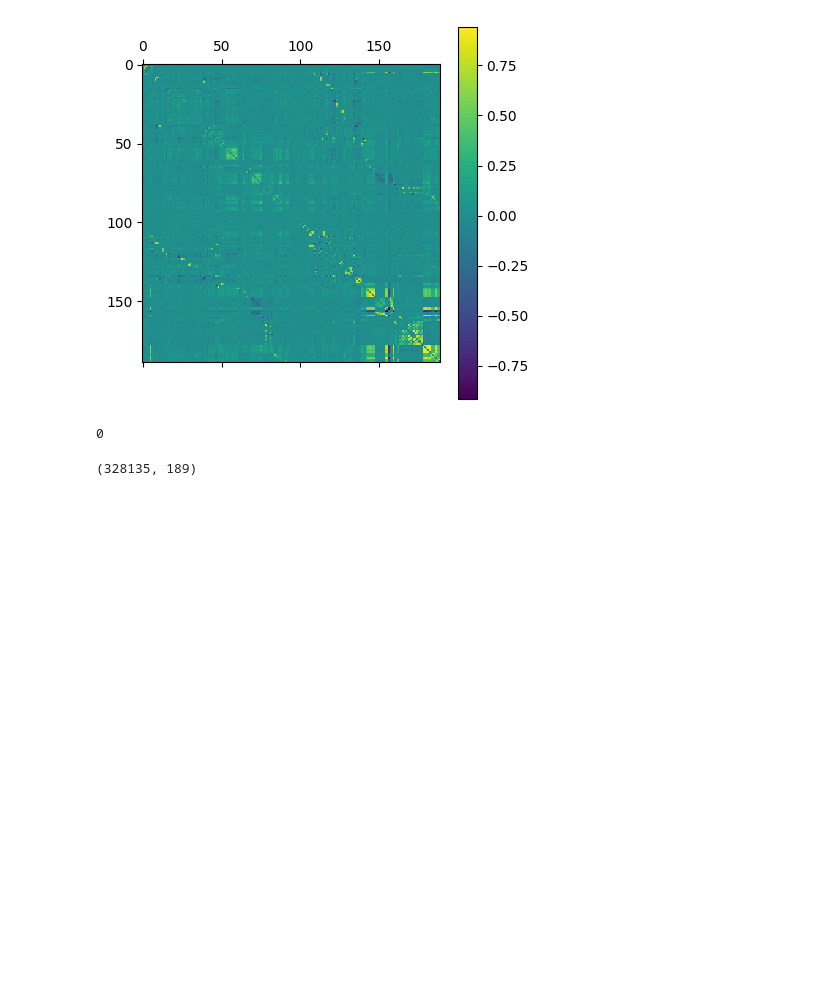
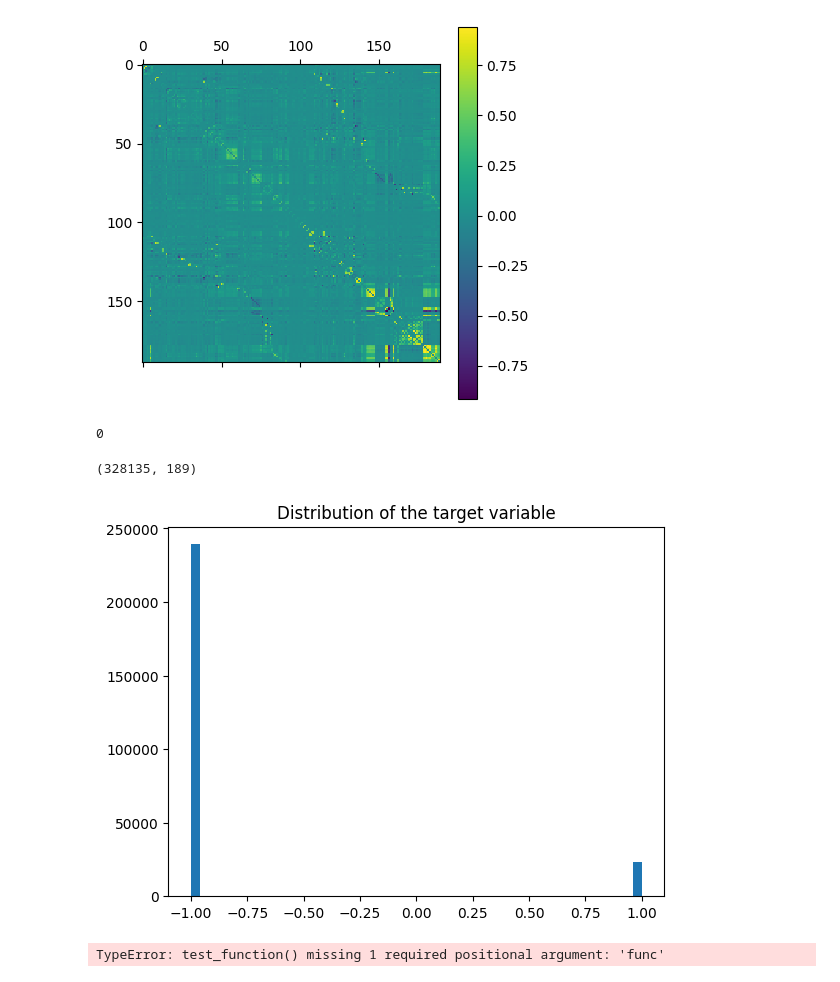
Before and after one commit to melinacherchali/CHD-Predictor, a Jupyter notebook: main.ipynb, the cells around one changed output. Cells and saved outputs as stored; diff of their text form; code cells hidden in the pictures; blank space fills up the shorter version.

```diff
--- a/main.ipynb
+++ b/main.ipynb
@@ -11,9 +11,9 @@ import preprocessing as prep
 The autoreload extension is already loaded. To reload it, use:
   %reload_ext autoreload
 # %%
-path = '/dataset'
-abs_path = os.getcwd() + path
-
+path = '/Users/maelynenguyen/Desktop/ML/dataset_to_release'
+abs_path = path
+#os.getcwd() +
 x_train_, x_test_, y_train_, train_ids_, test_ids_ = hlp.load_csv_data(abs_path)
 # %%
 x_train = x_train_.copy()
@@ -68,3 +68,22 @@ print(len(set(corr_col[0])))
 print(x_train_cleaned.shape)
 # %% [output]
 (328135, 189)
+# %%
+x_train,x_test, y_train, y_test = prep.split_data(x_train_cleaned, y_train, 0.8, 1)
+# %%
+# plot the distribution of the target variable
+plt.hist(y_train, bins=50)
+plt.title('Distribution of the target variable')
+plt.show()
+# %% [output]
+[figure, added]
+# %%
+#MeanSquaredError
+import implementations as imp
+
+w, loss = imp.least_squares(y_train, x_train)
+y_pred = x_train.dot(w)
+mse = imp.compute_mse(y_train, y_pred)
+print(mse)
+# %% [output]
+TypeError: test_function() missing 1 required positional argument: 'func'
```
Also changed, not shown: 5 other files.
